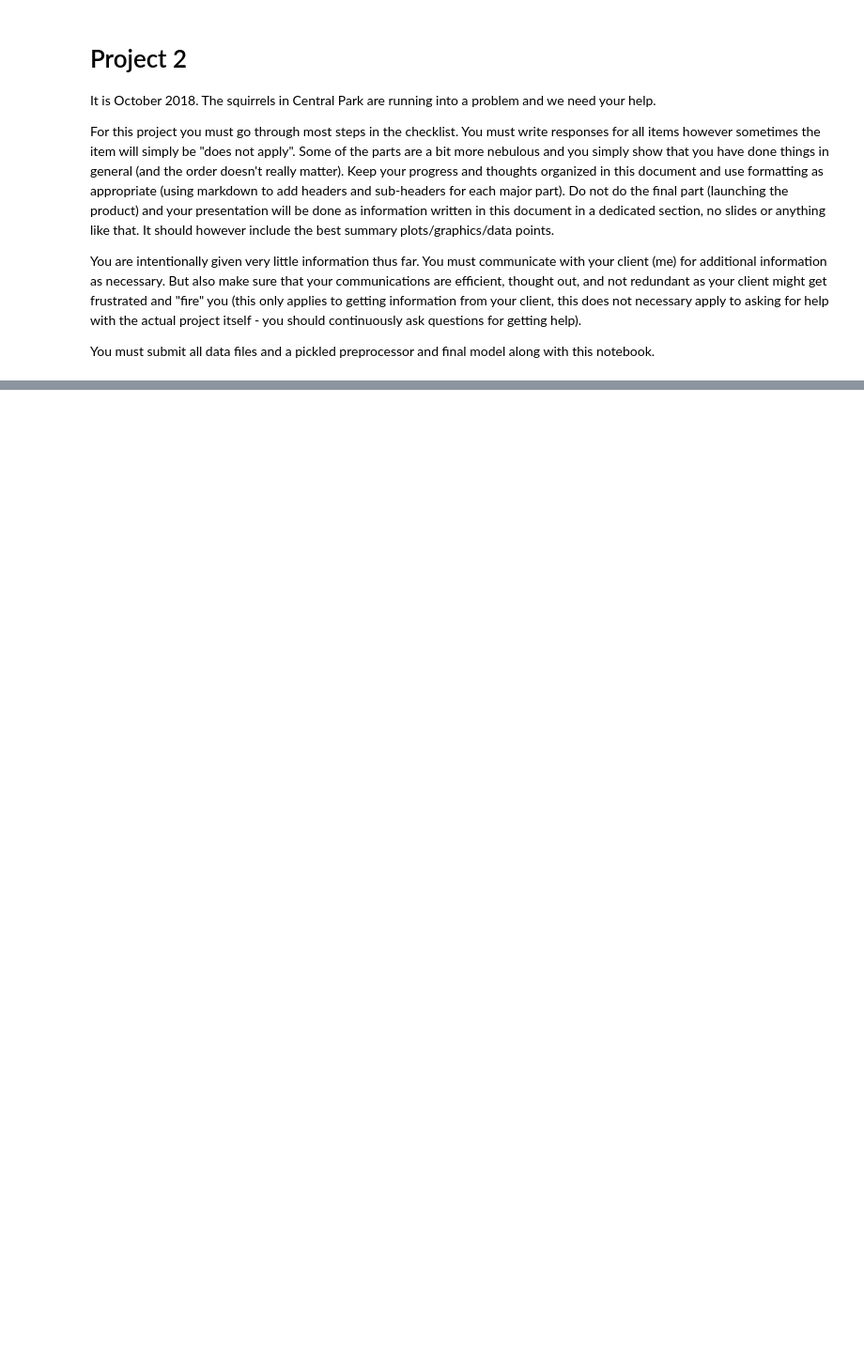
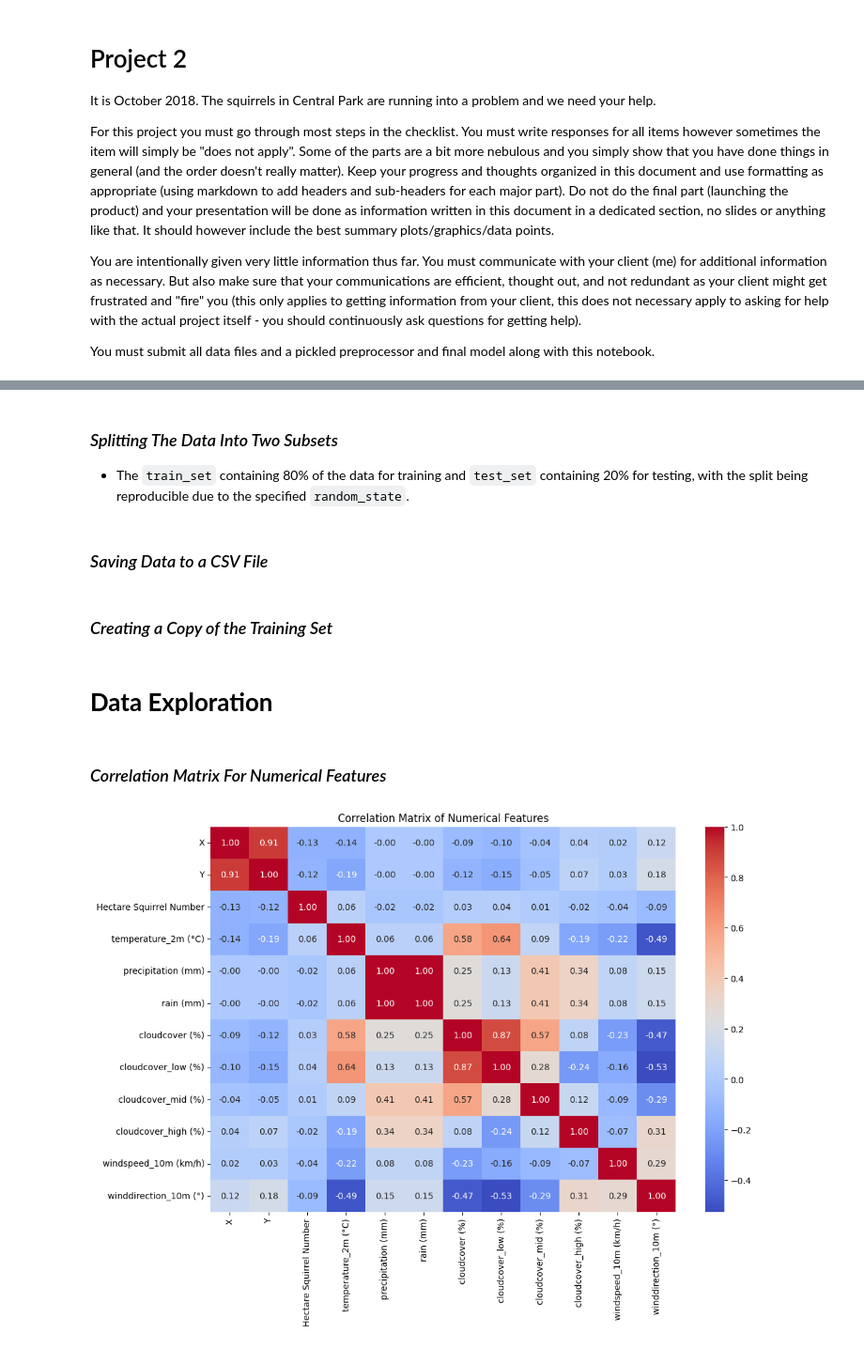
Before and after one commit to coleaydelotte/Nutosis, a Jupyter notebook: Nutosis.ipynb, the cells around one changed output, grey strips where cells are left out. Shown: that part at 94% size. Drawn from its saved outputs; the diff is of its cells as text; code cells hidden in the pictures; blank space fills up the shorter version.

```diff
--- a/Nutosis.ipynb
+++ b/Nutosis.ipynb
@@ -70,4 +133,29 @@ data = merge_datasets(weather_data, squirrel_data)
+# %% [markdown]
+### *Splitting The Data Into Two Subsets*
+
+-  The `train_set` containing 80% of the data for training and `test_set` containing 20% for testing, with the split being reproducible due to the specified `random_state`.
 # %%
 train_set, test_set = train_test_split(data, test_size=0.2, random_state=42)
+# %% [markdown]
+### *Saving Data to a CSV File*
 # %%
 data.to_csv("merged_data.csv", index=False)
+# %% [markdown]
+### *Creating a Copy of the Training Set*
+# %%
+data = train_set.copy()
+# %% [markdown]
+# **Data Exploration**
+# %% [markdown]
+### *Correlation Matrix For Numerical Features*
+# %%
+# Select only numerical columns
+numerical_data = data.select_dtypes(include=['float64', 'int64'])
+
+correlation_matrix = numerical_data.corr()
+plt.figure(figsize=(12, 8))
+sns.heatmap(correlation_matrix, annot=True, cmap='coolwarm', fmt='.2f')
+plt.title('Correlation Matrix of Numerical Features')
+plt.show()
+# %% [output]
+[figure, added]
```
Also changed, not shown: parts of 17 cells of this notebook, 1 other file.
